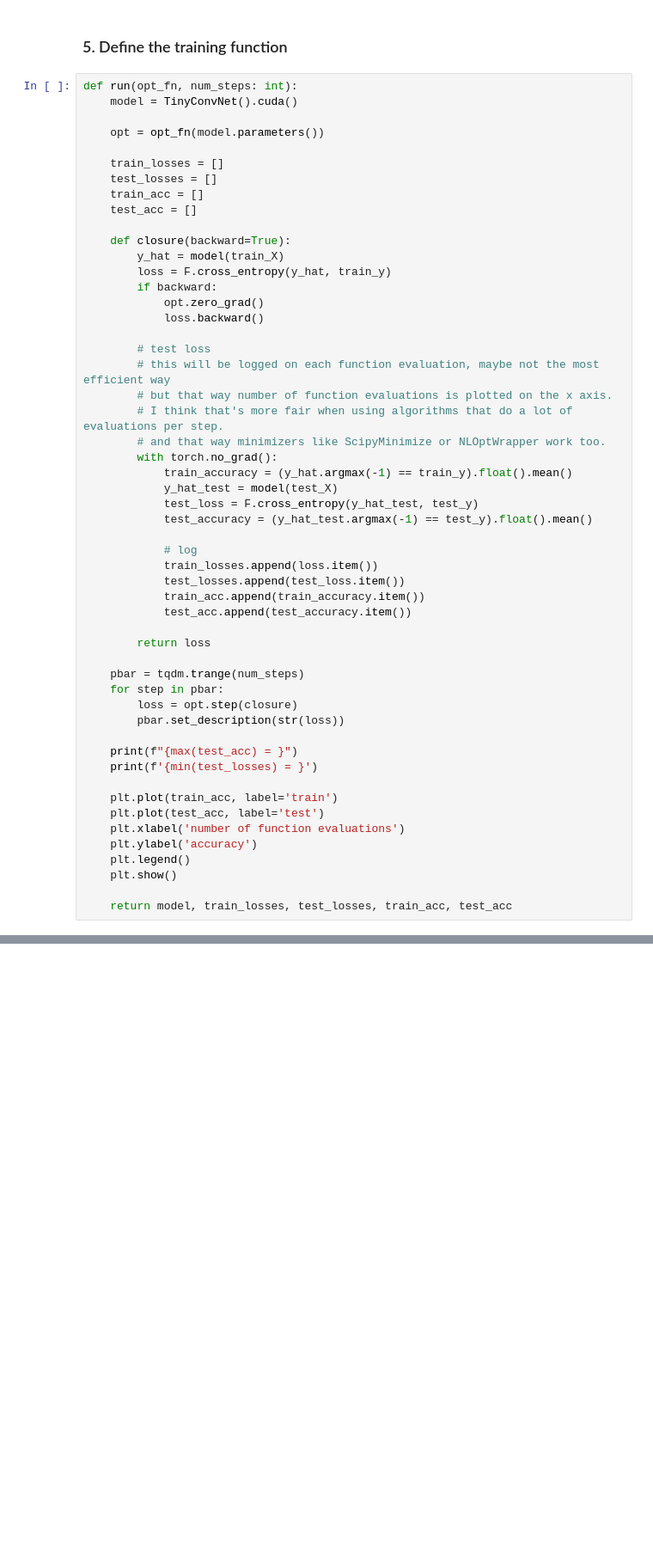
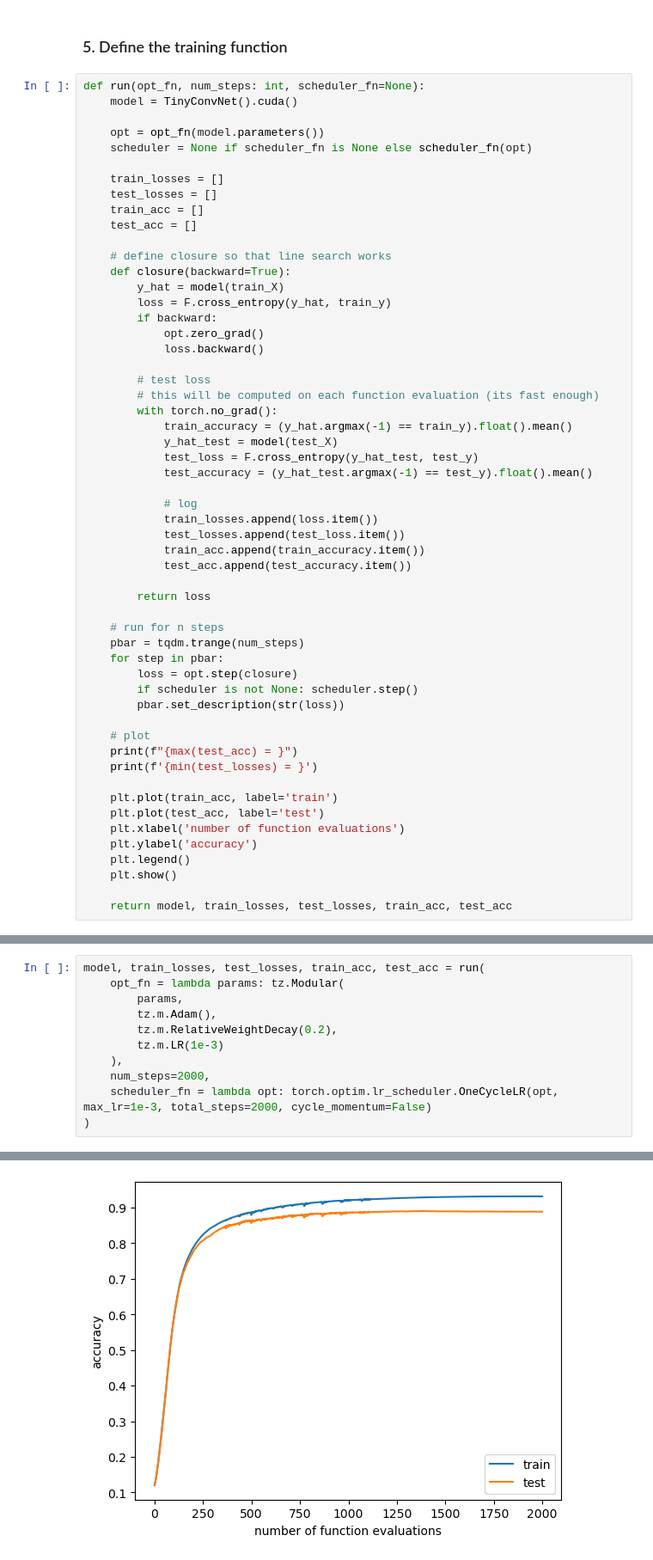
Before and after one commit to inikishev/torchzero, a Jupyter notebook: docs/examples/Full-batch FashionMNIST.ipynb, the cells around one changed output, grey strips where cells are left out. Shown at 86% size. Cells and saved outputs as stored; diff of their text form; blank space fills up the shorter version.

```diff
--- a/docs/examples/Full-batch FashionMNIST.ipynb
+++ b/docs/examples/Full-batch FashionMNIST.ipynb
@@ -120,16 +117,18 @@ torch.Size([1, 10])
 # %% [markdown]
 ### 5. Define the training function
 # %%
-def run(opt_fn, num_steps: int):
+def run(opt_fn, num_steps: int, scheduler_fn=None):
     model = TinyConvNet().cuda()
 
     opt = opt_fn(model.parameters())
+    scheduler = None if scheduler_fn is None else scheduler_fn(opt)
 
     train_losses = []
     test_losses = []
     train_acc = []
     test_acc = []
 
+    # define closure so that line search works
     def closure(backward=True):
         y_hat = model(train_X)
         loss = F.cross_entropy(y_hat, train_y)
@@ -138,10 +137,7 @@ def run(opt_fn, num_steps: int):
             loss.backward()
 
         # test loss
-        # this will be logged on each function evaluation, maybe not the most efficient way
-        # but that way number of function evaluations is plotted on the x axis.
-        # I think that's more fair when using algorithms that do a lot of evaluations per step.
-        # and that way minimizers like ScipyMinimize or NLOptWrapper work too.
+        # this will be computed on each function evaluation (its fast enough)
         with torch.no_grad():
             train_accuracy = (y_hat.argmax(-1) == train_y).float().mean()
             y_hat_test = model(test_X)
@@ -156,11 +152,14 @@ def run(opt_fn, num_steps: int):
 
         return loss
 
+    # run for n steps
     pbar = tqdm.trange(num_steps)
     for step in pbar:
         loss = opt.step(closure)
+        if scheduler is not None: scheduler.step()
         pbar.set_description(str(loss))
 
+    # plot
     print(f"{max(test_acc) = }")
     print(f'{min(test_losses) = }')
 
@@ -211,0 +201,12 @@ min(test_losses) = 0.3310447335243225
+# %%
+model, train_losses, test_losses, train_acc, test_acc = run(
+    opt_fn = lambda params: tz.Modular(
+        params,
+        tz.m.Adam(),
+        tz.m.RelativeWeightDecay(0.2),
+        tz.m.LR(1e-3)
+    ),
+    num_steps=2000,
+    scheduler_fn = lambda opt: torch.optim.lr_scheduler.OneCycleLR(opt, max_lr=1e-3, total_steps=2000, cycle_momentum=False)
+)
+# %% [output]
@@ -211,0 +215 @@ min(test_losses) = 0.3310447335243225
+[figure, added]
```
Also changed, not shown: parts of 17 cells of this notebook, 5 other files.
